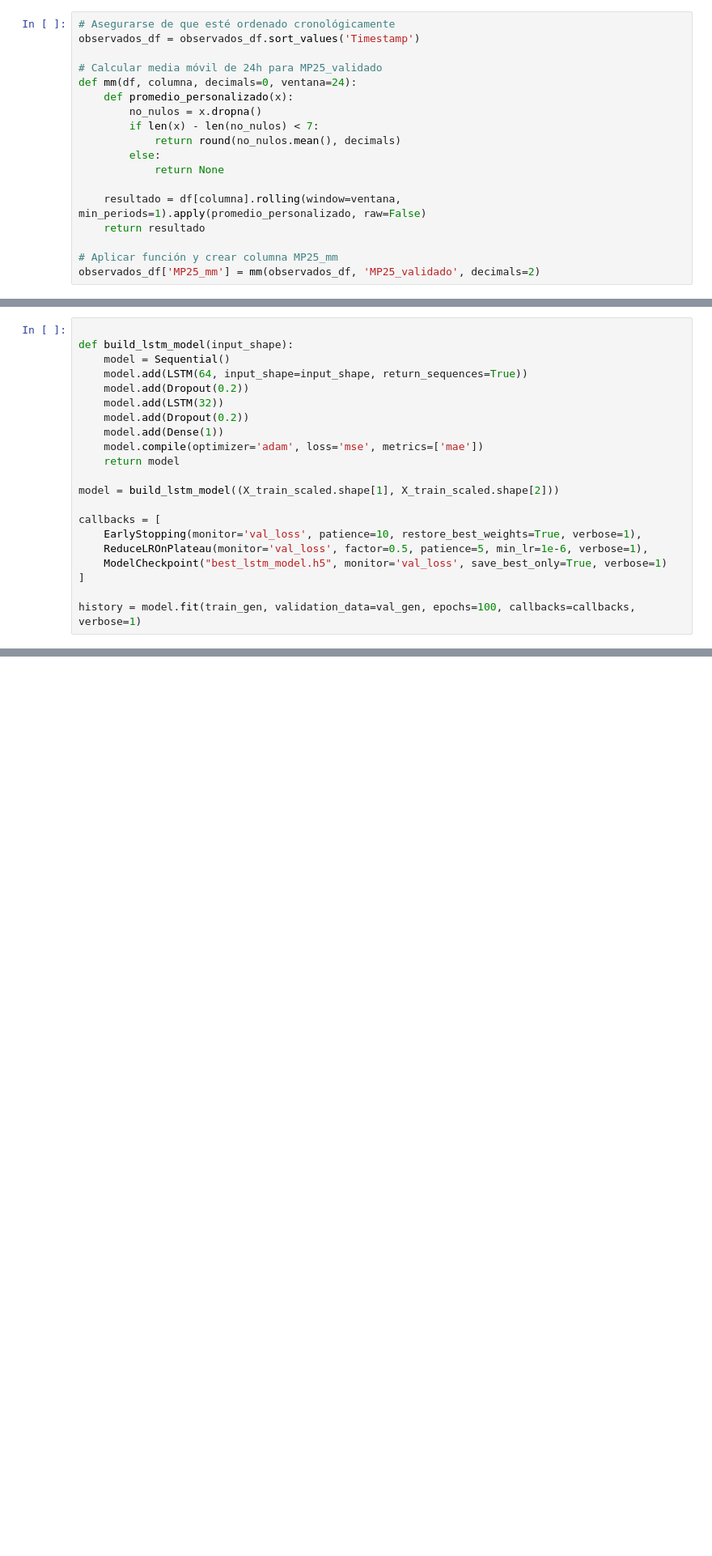
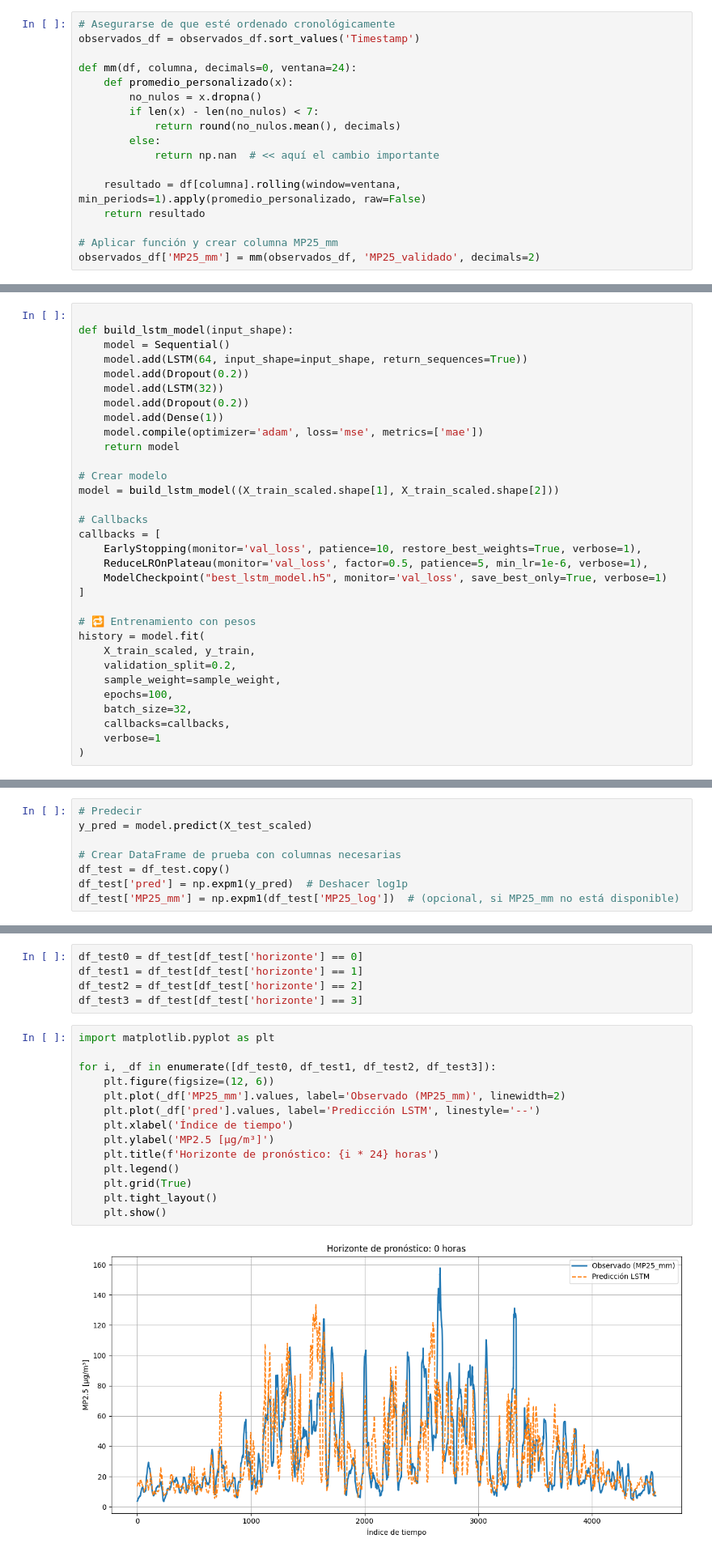
Before and after one commit to jimmyibanez/tesis_efg3_jimmy, a Jupyter notebook: LSTM_prediccion_PM25_válido.ipynb, the cells around one changed output, grey strips where cells are left out. Shown at 81% size. Saved outputs shown, nothing was run; the diff lists cells and outputs as text; blank space fills up the shorter version.

```diff
--- a/LSTM_prediccion_PM25_válido.ipynb
+++ b/LSTM_prediccion_PM25_válido.ipynb
@@ -74,14 +102,13 @@ observados_df.head(3)
 # Asegurarse de que esté ordenado cronológicamente
 observados_df = observados_df.sort_values('Timestamp')
 
-# Calcular media móvil de 24h para MP25_validado
 def mm(df, columna, decimals=0, ventana=24):
     def promedio_personalizado(x):
         no_nulos = x.dropna()
         if len(x) - len(no_nulos) < 7:
             return round(no_nulos.mean(), decimals)
         else:
-            return None
+            return np.nan  # << aquí el cambio importante
 
     resultado = df[columna].rolling(window=ventana, min_periods=1).apply(promedio_personalizado, raw=False)
     return resultado
@@ -187,12 +236,23 @@ def build_lstm_model(input_shape):
     model.compile(optimizer='adam', loss='mse', metrics=['mae'])
     return model
 
+# Crear modelo
 model = build_lstm_model((X_train_scaled.shape[1], X_train_scaled.shape[2]))
 
+# Callbacks
 callbacks = [
     EarlyStopping(monitor='val_loss', patience=10, restore_best_weights=True, verbose=1),
     ReduceLROnPlateau(monitor='val_loss', factor=0.5, patience=5, min_lr=1e-6, verbose=1),
     ModelCheckpoint("best_lstm_model.h5", monitor='val_loss', save_best_only=True, verbose=1)
 ]
 
-history = model.fit(train_gen, validation_data=val_gen, epochs=100, callbacks=callbacks, verbose=1)
+# 🔁 Entrenamiento con pesos
+history = model.fit(
+    X_train_scaled, y_train,
+    validation_split=0.2,
+    sample_weight=sample_weight,
+    epochs=100,
+    batch_size=32,
+    callbacks=callbacks,
+    verbose=1
+)
@@ -198,0 +304,8 @@ history = model.fit(train_gen, validation_data=val_gen, epochs=100, callbacks=ca
+# %%
+# Predecir
+y_pred = model.predict(X_test_scaled)
+
+# Crear DataFrame de prueba con columnas necesarias
+df_test = df_test.copy()
+df_test['pred'] = np.expm1(y_pred)  # Deshacer log1p
+df_test['MP25_mm'] = np.expm1(df_test['MP25_log'])  # (opcional, si MP25_mm no está disponible)
@@ -198,0 +314,21 @@ history = model.fit(train_gen, validation_data=val_gen, epochs=100, callbacks=ca
+# %%
+df_test0 = df_test[df_test['horizonte'] == 0]
+df_test1 = df_test[df_test['horizonte'] == 1]
+df_test2 = df_test[df_test['horizonte'] == 2]
+df_test3 = df_test[df_test['horizonte'] == 3]
+# %%
+import matplotlib.pyplot as plt
+
+for i, _df in enumerate([df_test0, df_test1, df_test2, df_test3]):
+    plt.figure(figsize=(12, 6))
+    plt.plot(_df['MP25_mm'].values, label='Observado (MP25_mm)', linewidth=2)
+    plt.plot(_df['pred'].values, label='Predicción LSTM', linestyle='--')
+    plt.xlabel('Índice de tiempo')
+    plt.ylabel('MP2.5 [µg/m³]')
+    plt.title(f'Horizonte de pronóstico: {i * 24} horas')
+    plt.legend()
+    plt.grid(True)
+    plt.tight_layout()
+    plt.show()
+# %% [output]
+[figure, added]
```
Also changed, not shown: parts of 11 cells of this notebook, 4 other files.
